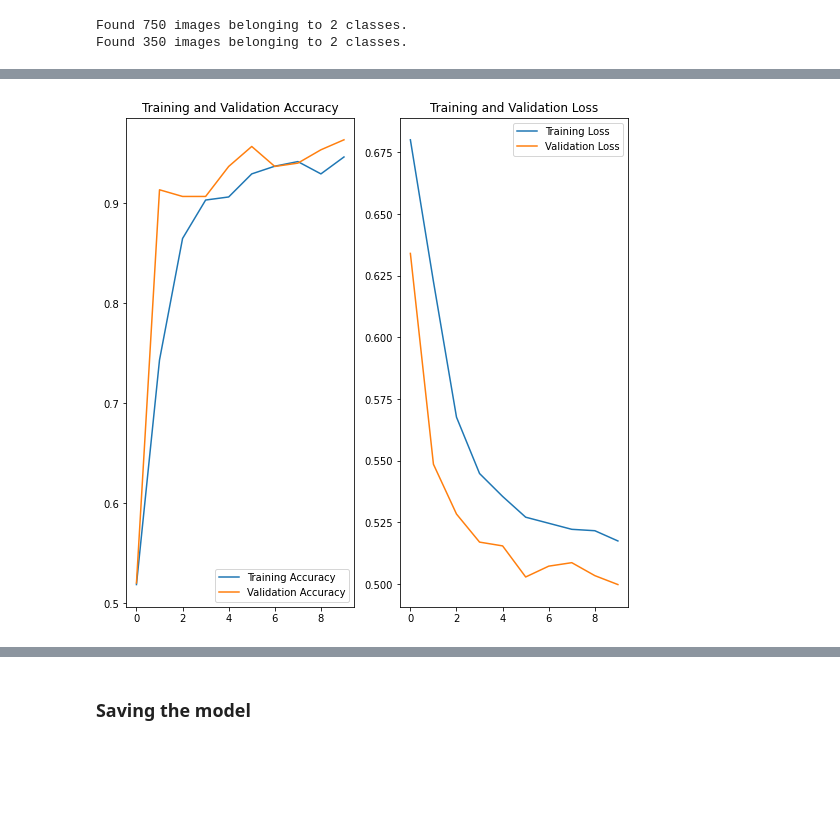
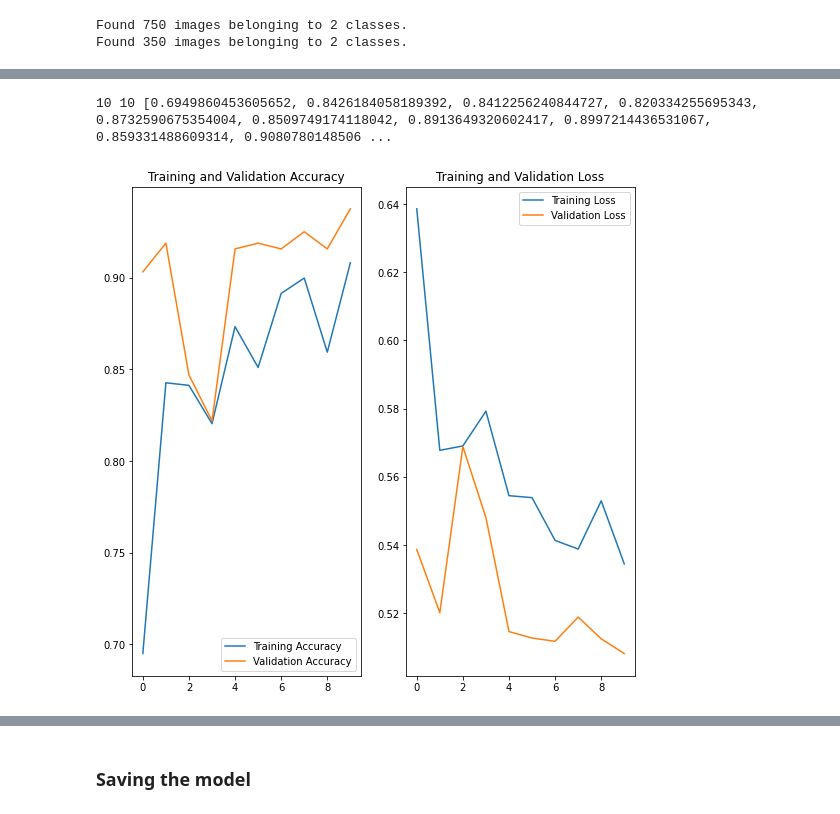
Before and after one commit to aldoalprak/Mask_NoMask_Classification, a Jupyter notebook: mask_improvement.ipynb, the cells around one changed output, grey strips where cells are left out. Cells and saved outputs as stored; diff of their text form; code cells hidden in the pictures; blank space fills up the shorter version.

Commit message:
change model.fit to model.fitgenerator, change batch size to 32

```diff
--- a/mask_improvement.ipynb
+++ b/mask_improvement.ipynb
@@ -97,10 +75,10 @@ validation data: mask ==>  150
 validation data: no_mask ==>  200
 total validation data ==>  350
 # %%
-batch_size = 100
+batch_size = 32
 epochs = 10
-IMG_WIDTH = 224
-IMG_HEIGHT = 224
+IMG_WIDTH = 64
+IMG_HEIGHT = 64
 # %%
 #Data Preparation
 
@@ -109,7 +87,9 @@ train_image_generator = ImageDataGenerator(
                           horizontal_flip=True,
                           rotation_range=45,
                           shear_range=0.2,
-                          fill_mode='nearest'
+                          fill_mode='nearest',
+                          width_shift_range=.15,
+                          height_shift_range=.15,
                         )
 
 train_data_gen = train_image_generator.flow_from_directory(
@@ -208,8 +201,0 @@ ________________________________________________________________________________
-# %%
-history = model.fit(
-    train_data_gen,
-    steps_per_epoch= total_train // batch_size,
-    epochs=epochs,
-    validation_data=val_data_gen,
-    validation_steps= total_val // batch_size
-)
@@ -236,0 +202,17 @@ Epoch 10/10
+# %%
+# class myCallback(tf.keras.callbacks.Callback):
+#   def on_epoch_end(self, epoch, logs={}):
+#     if(logs.get('accuracy')>0.90):
+#       print("\nReached 90% accuracy so cancelling training!")
+#       self.model.stop_training = True
+
+# callbacks = myCallback()
+
+history = model.fit_generator(
+    train_data_gen,
+    steps_per_epoch= total_train // batch_size,
+    epochs=epochs,
+    validation_data=val_data_gen,
+    validation_steps= total_val // batch_size,
+    # callbacks=[callbacks]
+)
@@ -237,29 +240,30 @@ Epoch 10/10
 # %%
 #plot loss & acc
 
 acc = history.history['accuracy']
 val_acc = history.history['val_accuracy']
 
 loss=history.history['loss']
 val_loss=history.history['val_loss']
 
 epochs_range = range(epochs)
-
+print(epochs, len(acc),acc)
 plt.figure(figsize=(9, 9))
 plt.subplot(1, 2, 1)
-plt.plot(epochs_range, acc, label='Training Accuracy')
-plt.plot(epochs_range, val_acc, label='Validation Accuracy')
+plt.plot(range(len(acc)), acc, label='Training Accuracy')
+plt.plot(range(len(val_acc)), val_acc, label='Validation Accuracy')
 plt.legend(loc='lower right')
 plt.title('Training and Validation Accuracy')
 
 plt.subplot(1, 2, 2)
-plt.plot(epochs_range, loss, label='Training Loss')
-plt.plot(epochs_range, val_loss, label='Validation Loss')
+plt.plot(range(len(loss)), loss, label='Training Loss')
+plt.plot(range(len(val_loss)), val_loss, label='Validation Loss')
 plt.legend(loc='upper right')
 plt.title('Training and Validation Loss')
 plt.show()
 # %% [output]
+10 10 [0.6949860453605652, 0.8426184058189392, 0.8412256240844727, 0.820334255695343, 0.8732590675354004, 0.8509749174118042, 0.8913649320602417, 0.8997214436531067, 0.859331488609314, 0.9080780148506 ...
-[figure, old version]
+[figure, new version]
 # %%
 evaluate = model.evaluate(val_data_gen, steps=total_val/batch_size)
 print(evaluate)
```
Also changed, not shown: parts of 11 cells of this notebook.
